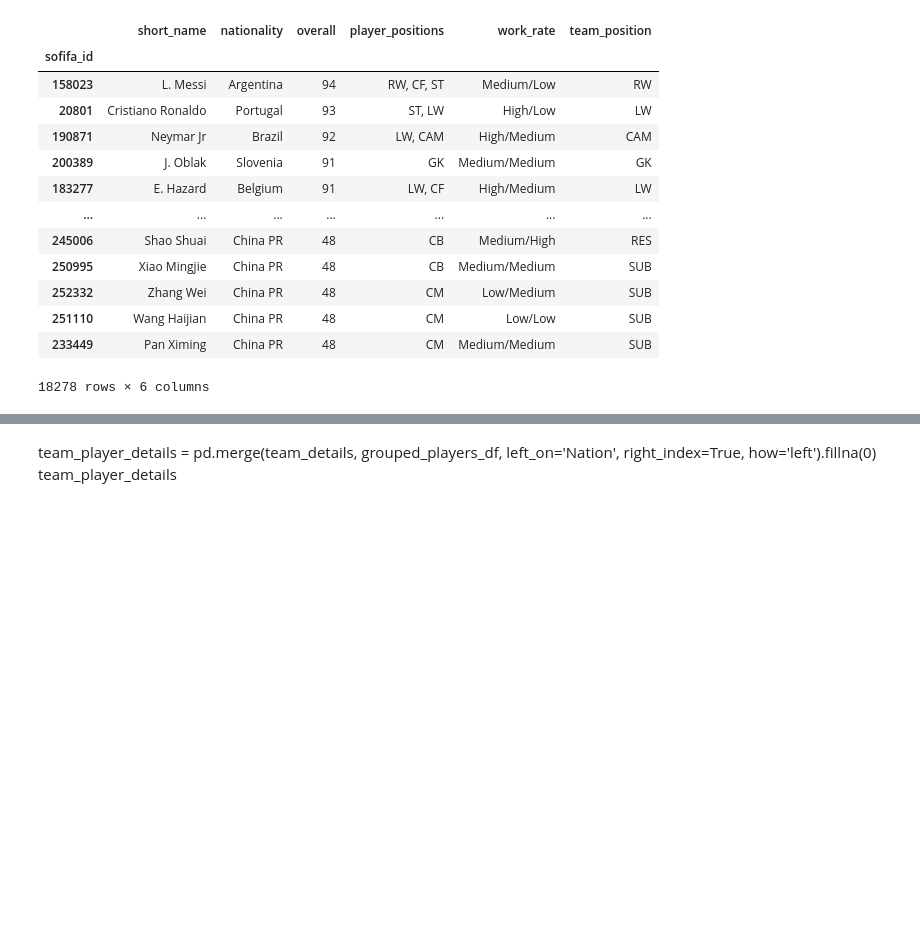
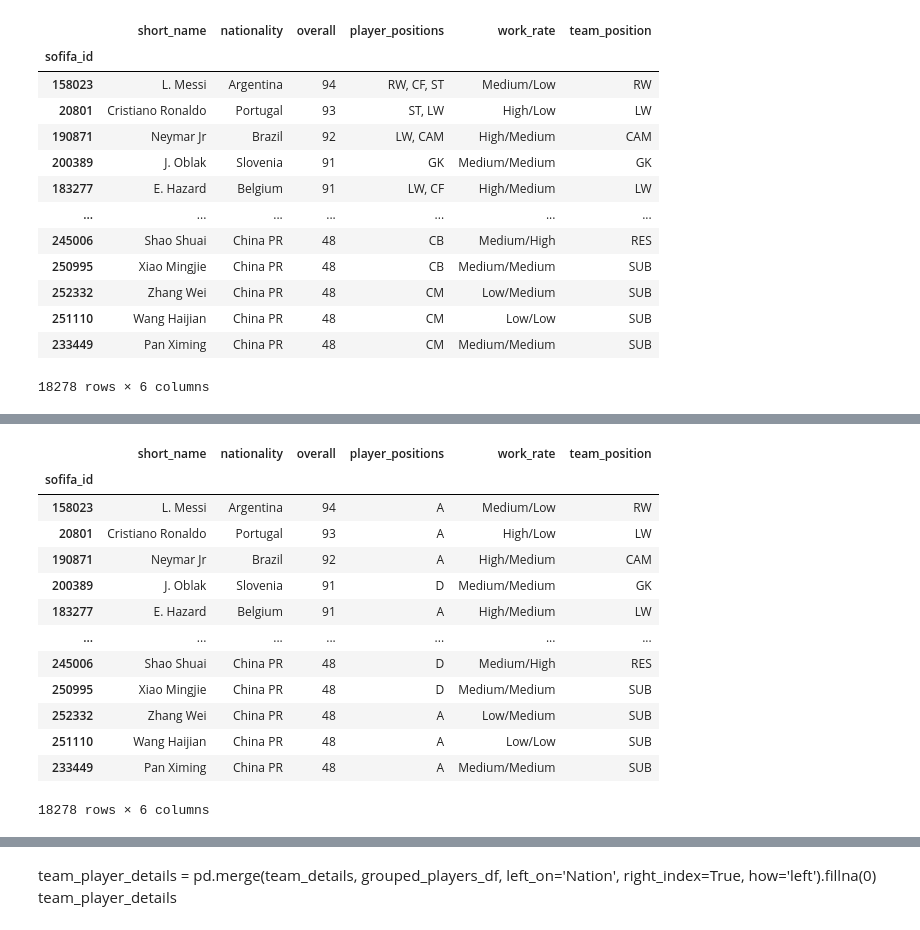
Before and after one commit to rajat3Illinois/2021_Spring_finals, a Jupyter notebook: WorldCupTeamPredictor.ipynb, the cells around one changed output, grey strips where cells are left out. Saved outputs shown, nothing was run; the diff lists cells and outputs as text; code cells hidden in the pictures; blank space fills up the shorter version.

```diff
--- a/WorldCupTeamPredictor.ipynb
+++ b/WorldCupTeamPredictor.ipynb
@@ -54,0 +65,35 @@ players_df
+# %%
+players_df.loc[players_df['player_positions'].str.contains('ST', regex=False), 'player_positions'] = 'A'
+players_df.loc[players_df['player_positions'].str.contains('LW', regex=False), 'player_positions'] = 'A'
+players_df.loc[players_df['player_positions'].str.contains('RW', regex=False), 'player_positions'] = 'A'
+players_df.loc[players_df['player_positions'].str.contains('CAM', regex=False), 'player_positions'] = 'A'
+players_df.loc[players_df['player_positions'].str.contains('CM', regex=False), 'player_positions'] = 'A'
+players_df.loc[players_df['player_positions'].str.contains('RM', regex=False), 'player_positions'] = 'A'
+players_df.loc[players_df['player_positions'].str.contains('LM', regex=False), 'player_positions'] = 'A'
+players_df.loc[players_df['player_positions'].str.contains('CDM', regex=False), 'player_positions'] = 'D'
+players_df.loc[players_df['player_positions'].str.contains('CB', regex=False), 'player_positions'] = 'D'
+players_df.loc[players_df['player_positions'].str.contains('RB', regex=False), 'player_positions'] = 'D'
+players_df.loc[players_df['player_positions'].str.contains('LB', regex=False), 'player_positions'] = 'D'
+players_df.loc[players_df['player_positions'].str.contains('GK', regex=False), 'player_positions'] = 'D'
+players_df.fillna(0)
+#final_grouped_players_df['Attacking_Prowess'] = players_df.loc[players_df['player_positions'] == 'A'].groupby('nationality')['overall'].agg(['sum'])
+#final_grouped_players_df['Attacking_Prowess'] = players_df.loc[players_df['player_positions'] == 'A', 'overall'].sum()
+#final_grouped_players_df['Defensive_Prowess'] = players_df.loc[players_df.player_positions == 'D'].groupby('nationality')['overall'].agg(['mean'])
+players_df
+#players_df.loc[players_df['Attacking_Prowess'] != np.nan]
+#final_grouped_players_df
+# %% [output]
+|  | short_name | nationality | overall | player_positions | work_rate | team_position |
+| sofifa_id |  |  |  |  |  |  |
+| 158023 | L. Messi | Argentina | 94 | A | Medium/Low | RW |
+| 20801 | Cristiano Ronaldo | Portugal | 93 | A | High/Low | LW |
+| 190871 | Neymar Jr | Brazil | 92 | A | High/Medium | CAM |
+| 200389 | J. Oblak | Slovenia | 91 | D | Medium/Medium | GK |
+| 183277 | E. Hazard | Belgium | 91 | A | High/Medium | LW |
+| ... | ... | ... | ... | ... | ... | ... |
+| 245006 | Shao Shuai | China PR | 48 | D | Medium/High | RES |
+| 250995 | Xiao Mingjie | China PR | 48 | D | Medium/Medium | SUB |
+| 252332 | Zhang Wei | China PR | 48 | A | Low/Medium | SUB |
+| 251110 | Wang Haijian | China PR | 48 | A | Low/Low | SUB |
+| 233449 | Pan Ximing | China PR | 48 | A | Medium/Medium | SUB |
+18278 rows × 6 columns
```
Also changed, not shown: parts of 22 cells of this notebook, 1 other file.
